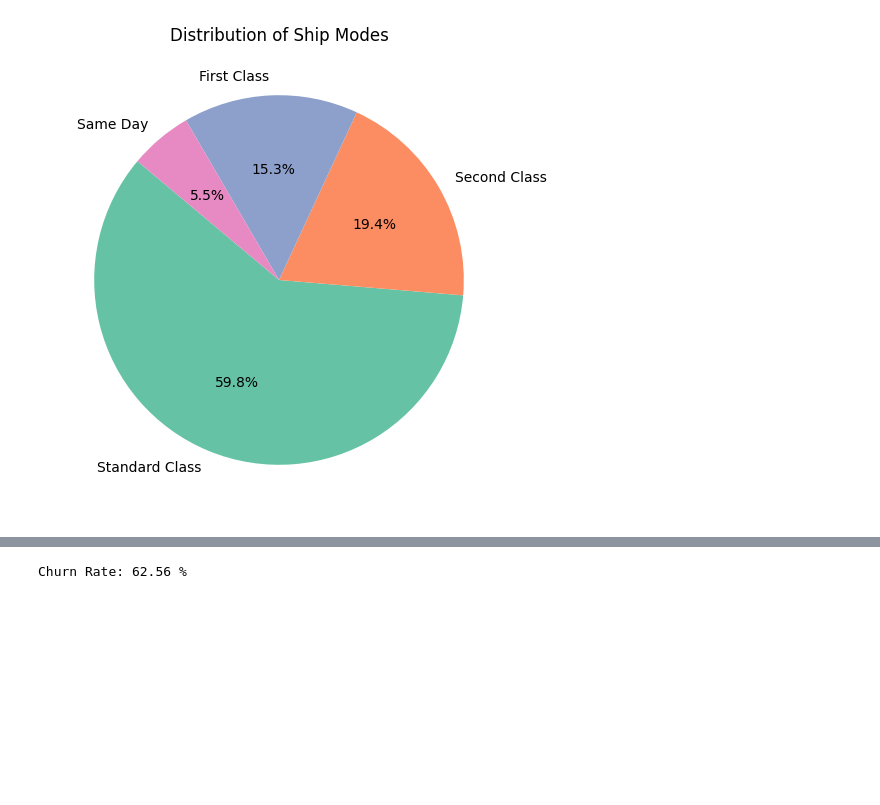
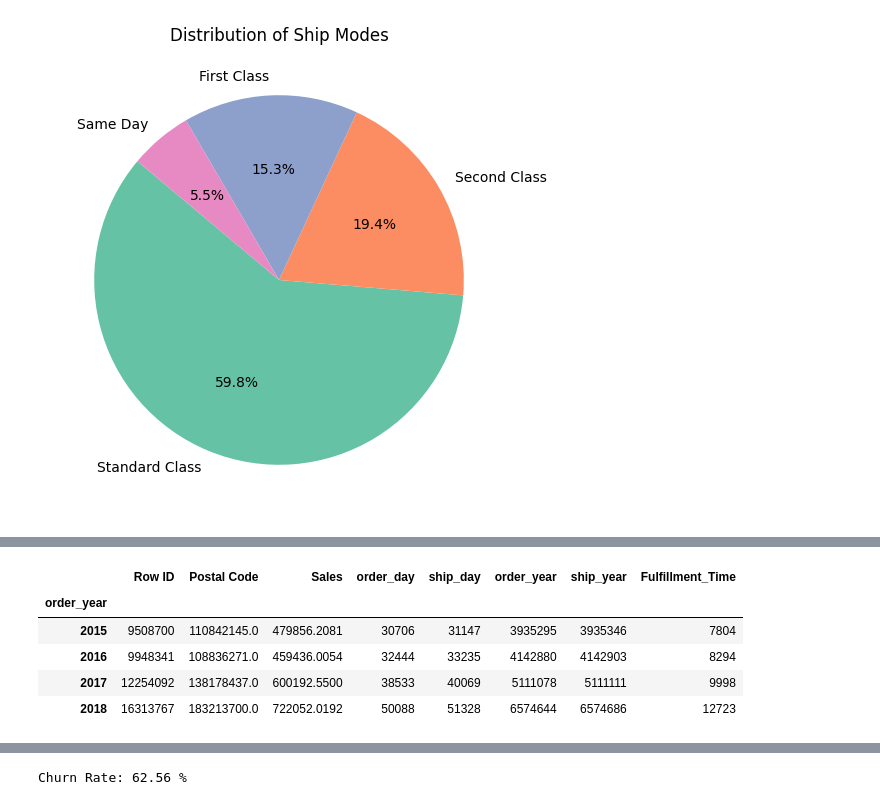
Before and after one commit to Devanshi1206/superstore_data_analysis, a Jupyter notebook: superstore-sales-data analysis.ipynb, the cells around one changed output, grey strips where cells are left out. Saved outputs shown, nothing was run; the diff lists cells and outputs as text; code cells hidden in the pictures; blank space fills up the shorter version.

```diff
--- a/superstore-sales-data analysis.ipynb
+++ b/superstore-sales-data analysis.ipynb
@@ -183,0 +201,9 @@ fig.update_traces(textposition='inside', textinfo='percent+label')
+# %%
+a
+# %% [output]
+|  | Row ID | Postal Code | Sales | order_day | ship_day | order_year | ship_year | Fulfillment_Time |
+| order_year |  |  |  |  |  |  |  |  |
+| 2015 | 9508700 | 110842145.0 | 479856.2081 | 30706 | 31147 | 3935295 | 3935346 | 7804 |
+| 2016 | 9948341 | 108836271.0 | 459436.0054 | 32444 | 33235 | 4142880 | 4142903 | 8294 |
+| 2017 | 12254092 | 138178437.0 | 600192.5500 | 38533 | 40069 | 5111078 | 5111111 | 9998 |
+| 2018 | 16313767 | 183213700.0 | 722052.0192 | 50088 | 51328 | 6574644 | 6574686 | 12723 |
```
Also changed, not shown: parts of 24 cells of this notebook.
